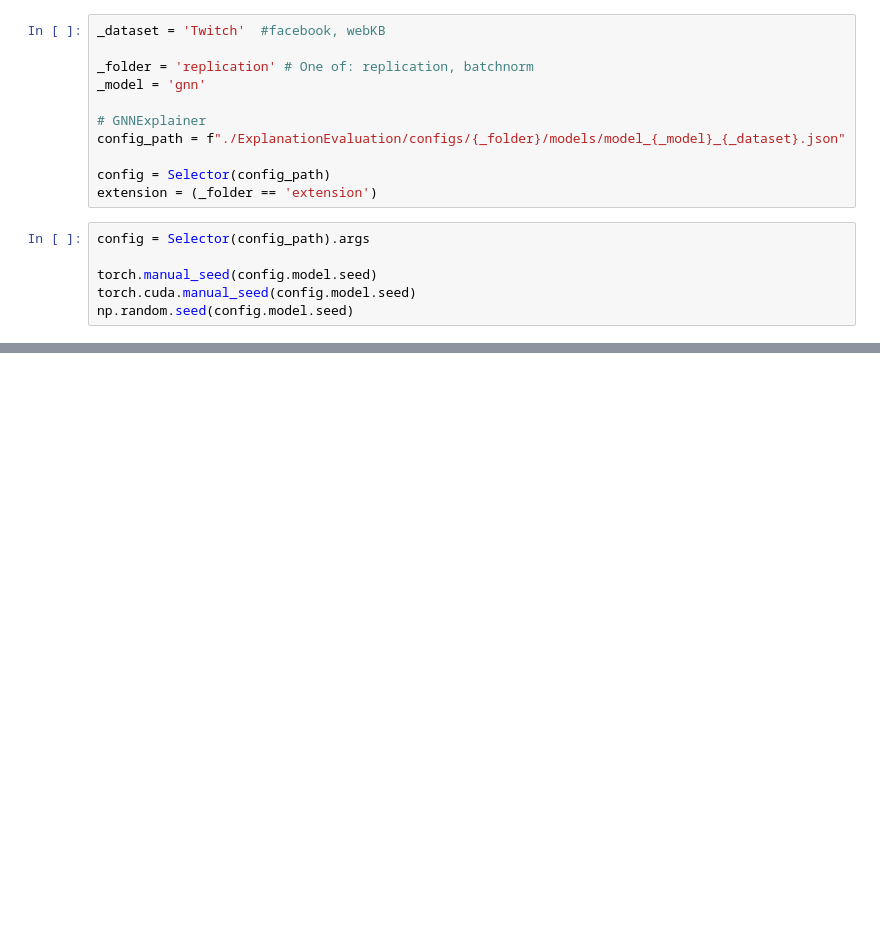
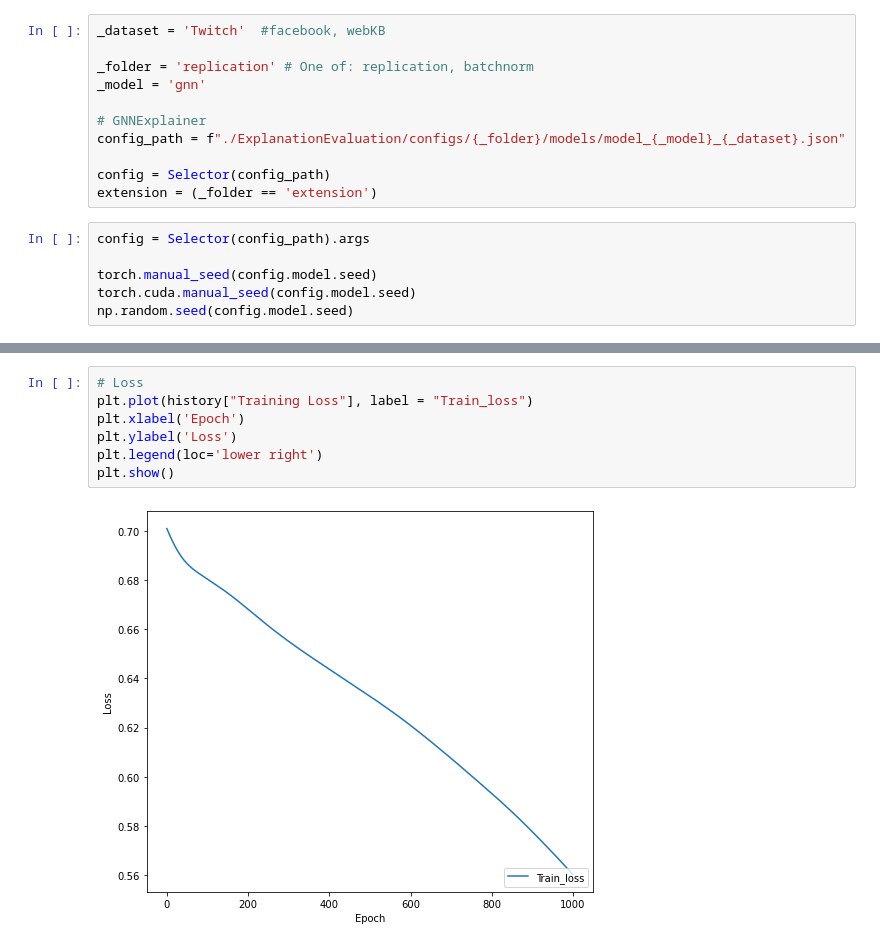
Before and after one commit to AlexShaGH/RE-ParameterizedExplainerForGraphNeuralNetworks, a Jupyter notebook: experiment_models_training.ipynb, the cells around one changed output, grey strips where cells are left out. Cells and saved outputs as stored; diff of their text form; blank space fills up the shorter version.

```diff
--- a/experiment_models_training.ipynb
+++ b/experiment_models_training.ipynb
@@ -55,0 +67,9 @@ epoch :  -1   : saved at :  /Users/shubhammodi/Documents/CS 579/Project 2/RE-Par
+# %%
+# Loss
+plt.plot(history["Training Loss"], label = "Train_loss")
+plt.xlabel('Epoch')
+plt.ylabel('Loss')
+plt.legend(loc='lower right')
+plt.show()
+# %% [output]
+[figure, added]
```
Also changed, not shown: parts of 5 cells of this notebook, 3 other files.
